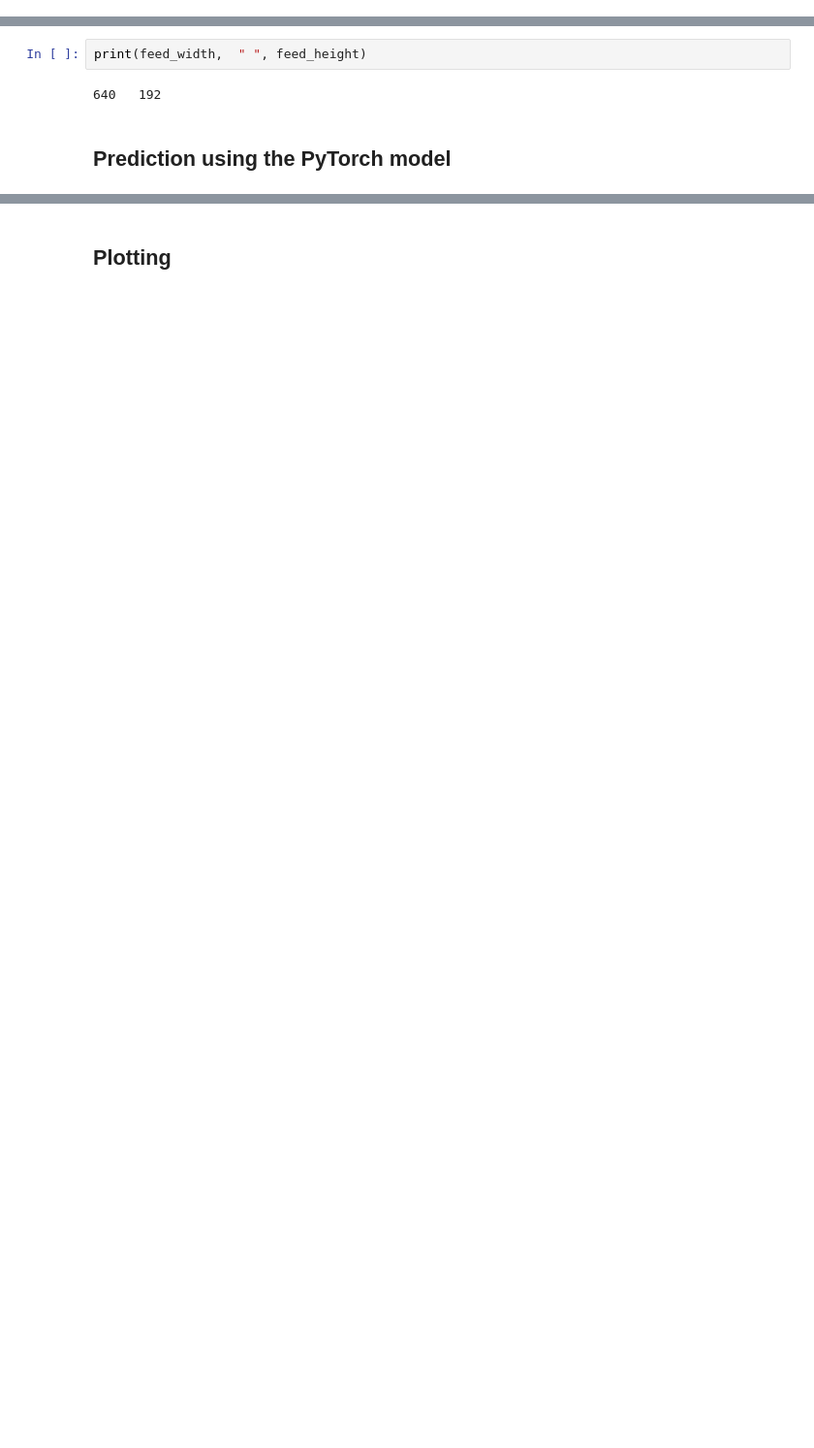
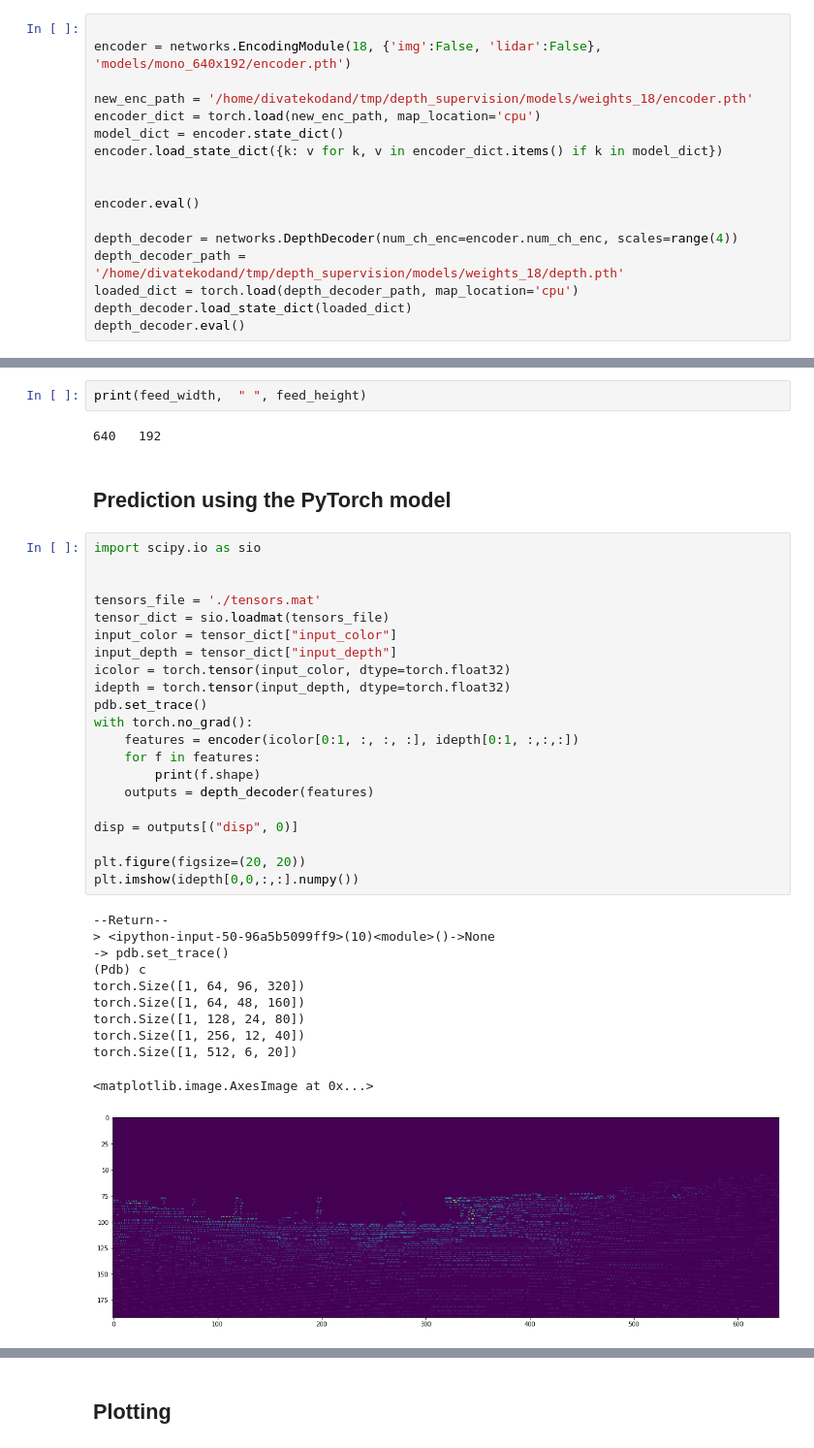
Before and after one commit to divatekodand/cs838_project, a Jupyter notebook: monodepth2/depth_prediction_example.ipynb, the cells around one changed output, grey strips where cells are left out. Shown: that part at 97% size. Cells and saved outputs as stored; diff of their text form; blank space fills up the shorter version.

```diff
--- a/monodepth2/depth_prediction_example.ipynb
+++ b/monodepth2/depth_prediction_example.ipynb
@@ -51,0 +49,17 @@ encoder = networks.EncodingModule(18, True, encoder_path)
+# %%
+
+encoder = networks.EncodingModule(18, {'img':False, 'lidar':False}, 'models/mono_640x192/encoder.pth')
+
+new_enc_path = '/home/divatekodand/tmp/depth_supervision/models/weights_18/encoder.pth'
+encoder_dict = torch.load(new_enc_path, map_location='cpu')
+model_dict = encoder.state_dict()
+encoder.load_state_dict({k: v for k, v in encoder_dict.items() if k in model_dict})
+
+
+encoder.eval()
+
+depth_decoder = networks.DepthDecoder(num_ch_enc=encoder.num_ch_enc, scales=range(4))
+depth_decoder_path = '/home/divatekodand/tmp/depth_supervision/models/weights_18/depth.pth'
+loaded_dict = torch.load(depth_decoder_path, map_location='cpu')
+depth_decoder.load_state_dict(loaded_dict)
+depth_decoder.eval()
@@ -68,6 +102,39 @@ print(feed_width,  " ", feed_height)
 640   192
 # %% [markdown]
 ## Prediction using the PyTorch model
+# %%
+import scipy.io as sio
+
+
+tensors_file = './tensors.mat'
+tensor_dict = sio.loadmat(tensors_file)
+input_color = tensor_dict["input_color"]
+input_depth = tensor_dict["input_depth"]
+icolor = torch.tensor(input_color, dtype=torch.float32)
+idepth = torch.tensor(input_depth, dtype=torch.float32)
+pdb.set_trace()
+with torch.no_grad():
+    features = encoder(icolor[0:1, :, :, :], idepth[0:1, :,:,:])
+    for f in features:
+        print(f.shape)
+    outputs = depth_decoder(features)
+
+disp = outputs[("disp", 0)]
+
+plt.figure(figsize=(20, 20))
+plt.imshow(idepth[0,0,:,:].numpy())
+# %% [output]
+--Return--
+> <ipython-input-50-96a5b5099ff9>(10)<module>()->None
+-> pdb.set_trace()
+(Pdb) c
+torch.Size([1, 64, 96, 320])
+torch.Size([1, 64, 48, 160])
+torch.Size([1, 128, 24, 80])
+torch.Size([1, 256, 12, 40])
+torch.Size([1, 512, 6, 20])
+<matplotlib.image.AxesImage at 0x...>
+[figure, added]
 # %%
 import pdb
 # import scipy.misc.imresize as imresize
```
Also changed, not shown: parts of 9 cells of this notebook, 3 other files.
